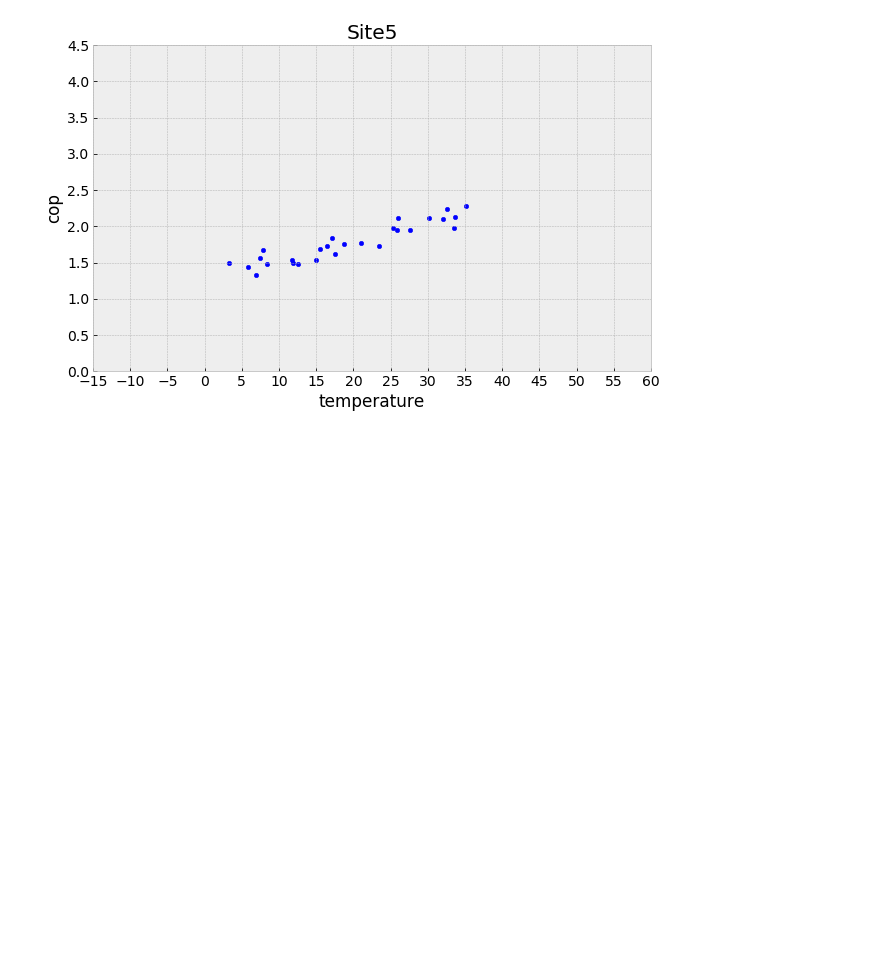
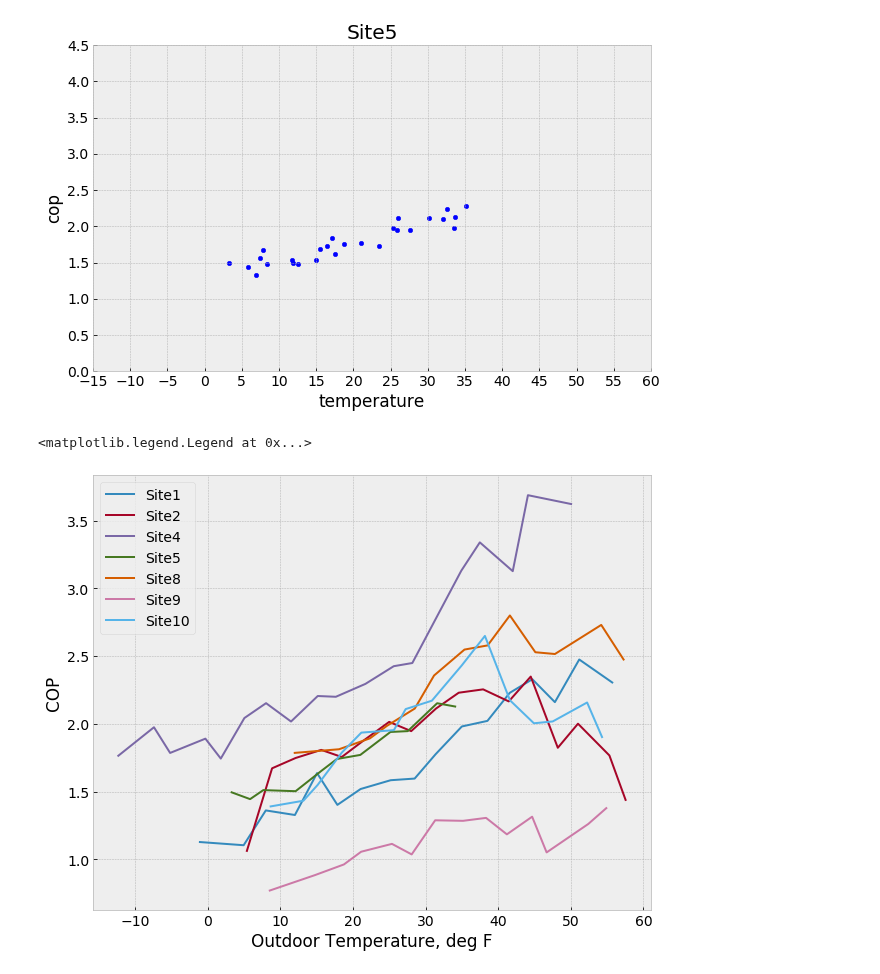
Before and after one commit to alanmitchell/heat-pump-study, a Jupyter notebook: field_studies/ba_2015/ba_2015_analysis.ipynb, the cells around one changed output. Cells and saved outputs as stored; diff of their text form; code cells hidden in the pictures; blank space fills up the shorter version.

```diff
--- a/field_studies/ba_2015/ba_2015_analysis.ipynb
+++ b/field_studies/ba_2015/ba_2015_analysis.ipynb
@@ -27,3 +26,42 @@ title(sheet_names[ix])
 gca().set_xticks(np.arange(-15, 61, 5));
 # %% [output]
 [figure]
+# %%
+def bin_averages(df, bin_width = 5.0):
+    """For DataFrame df, calculate average temperatures and COPs for bins
+    of outdoor temperature of width 'bin_width' deg F.  Return a DataFrame
+    with the averaged values.
+    """
+    dfc = df.copy()
+    # calculate the bin for each row
+    dfc['temp_bin'] = dfc['temperature'] // bin_width
+
+    # average by bins
+    dfa = dfc.groupby('temp_bin').mean()
+    dfa = dfa[['temperature', 'cop']]
+    return dfa
+# %%
+# Determines width of averaging bins
+BIN_WIDTH = 10./3.
+# %%
+# Plot all the curves, but also create one DataFrame containing
+# all the binned data
+figure(figsize=(10,8))
+df_all = None
+for sht_nm in sheet_names:
+    dfp = pd.read_excel('COP_vs_temp_plots.xlsx', sheet_name=sht_nm)
+    dfa = bin_averages(dfp, bin_width=BIN_WIDTH)
+    dfa.reset_index(inplace=True)
+    dfa.drop(columns=['temp_bin'], inplace=True)
+    dfa['site'] = sht_nm
+    plot(dfa.temperature, dfa.cop, label=sht_nm)
+    if df_all is None:
+        df_all = dfa
+    else:
+        df_all = pd.concat([df_all, dfa])
+xlabel('Outdoor Temperature, deg F')
+ylabel('COP')
+legend()
+# %% [output]
+<matplotlib.legend.Legend at 0x...>
+[figure, added]
```
Also changed, not shown: parts of 8 cells of this notebook, 5 other files.
